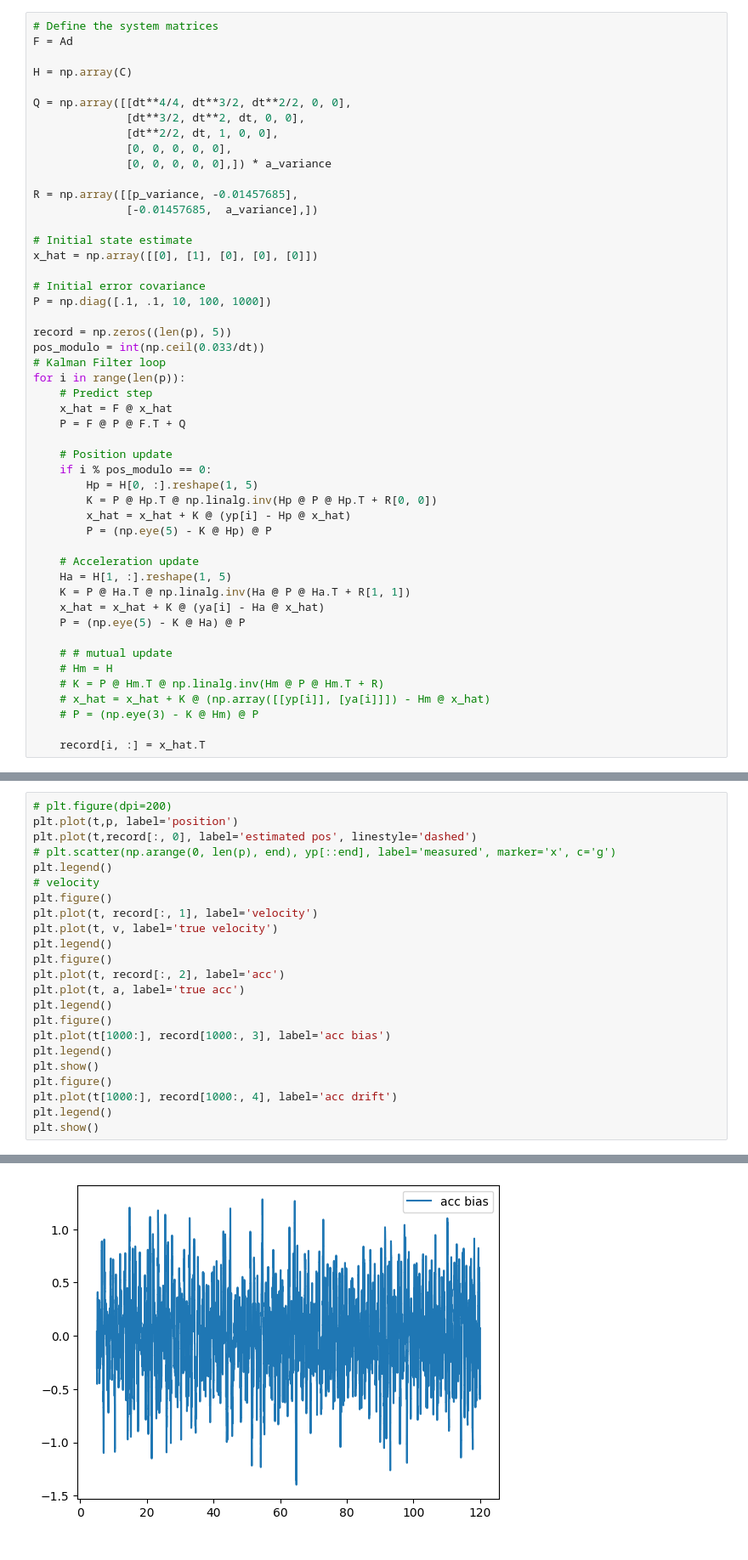
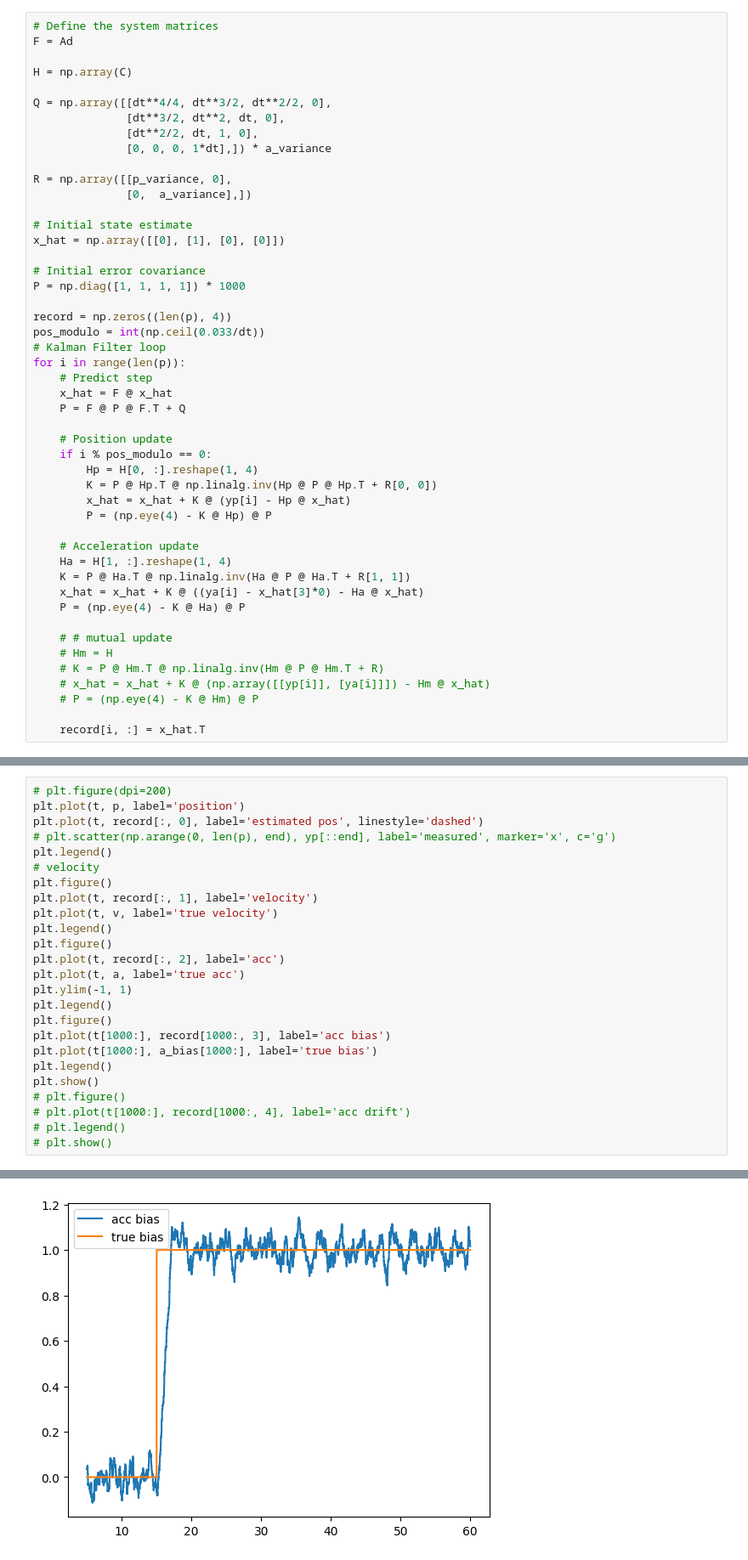
Before and after one commit to simutisernestas/UAVTR, a Jupyter notebook: scripts/toy_kf.ipynb, the cells around one changed output, grey strips where cells are left out. Shown at 85% size. Saved outputs shown, nothing was run; the diff lists cells and outputs as text.

```diff
--- a/scripts/toy_kf.ipynb
+++ b/scripts/toy_kf.ipynb
@@ -156,22 +283,21 @@ F = Ad
 
 H = np.array(C)
 
-Q = np.array([[dt**4/4, dt**3/2, dt**2/2, 0, 0],
-              [dt**3/2, dt**2, dt, 0, 0],
-              [dt**2/2, dt, 1, 0, 0],
-              [0, 0, 0, 0, 0],
-              [0, 0, 0, 0, 0],]) * a_variance
+Q = np.array([[dt**4/4, dt**3/2, dt**2/2, 0],
+              [dt**3/2, dt**2, dt, 0],
+              [dt**2/2, dt, 1, 0],
+              [0, 0, 0, 1*dt],]) * a_variance
 
-R = np.array([[p_variance, -0.01457685],
-              [-0.01457685,  a_variance],])
+R = np.array([[p_variance, 0],
+              [0,  a_variance],])
 
 # Initial state estimate
-x_hat = np.array([[0], [1], [0], [0], [0]])
+x_hat = np.array([[0], [1], [0], [0]])
 
 # Initial error covariance
-P = np.diag([.1, .1, 10, 100, 1000])
+P = np.diag([1, 1, 1, 1]) * 1000
 
-record = np.zeros((len(p), 5))
+record = np.zeros((len(p), 4))
 pos_modulo = int(np.ceil(0.033/dt))
 # Kalman Filter loop
 for i in range(len(p)):
@@ -181,22 +307,22 @@ for i in range(len(p)):
 
     # Position update
     if i % pos_modulo == 0:
-        Hp = H[0, :].reshape(1, 5)
+        Hp = H[0, :].reshape(1, 4)
         K = P @ Hp.T @ np.linalg.inv(Hp @ P @ Hp.T + R[0, 0])
         x_hat = x_hat + K @ (yp[i] - Hp @ x_hat)
-        P = (np.eye(5) - K @ Hp) @ P
+        P = (np.eye(4) - K @ Hp) @ P
 
     # Acceleration update
-    Ha = H[1, :].reshape(1, 5)
+    Ha = H[1, :].reshape(1, 4)
     K = P @ Ha.T @ np.linalg.inv(Ha @ P @ Ha.T + R[1, 1])
-    x_hat = x_hat + K @ (ya[i] - Ha @ x_hat)
-    P = (np.eye(5) - K @ Ha) @ P
+    x_hat = x_hat + K @ ((ya[i] - x_hat[3]*0) - Ha @ x_hat)
+    P = (np.eye(4) - K @ Ha) @ P
 
     # # mutual update
     # Hm = H
     # K = P @ Hm.T @ np.linalg.inv(Hm @ P @ Hm.T + R)
     # x_hat = x_hat + K @ (np.array([[yp[i]], [ya[i]]]) - Hm @ x_hat)
-    # P = (np.eye(3) - K @ Hm) @ P
+    # P = (np.eye(4) - K @ Hm) @ P
 
     record[i, :] = x_hat.T
 # %%
@@ -213,7 +339,7 @@ a: 0.06728212356746918
 # %%
 # plt.figure(dpi=200)
-plt.plot(t,p, label='position')
-plt.plot(t,record[:, 0], label='estimated pos', linestyle='dashed')
+plt.plot(t, p, label='position')
+plt.plot(t, record[:, 0], label='estimated pos', linestyle='dashed')
 # plt.scatter(np.arange(0, len(p), end), yp[::end], label='measured', marker='x', c='g')
 plt.legend()
 # velocity
@@ -224,13 +350,15 @@ plt.legend()
 plt.figure()
 plt.plot(t, record[:, 2], label='acc')
 plt.plot(t, a, label='true acc')
+plt.ylim(-1, 1)
 plt.legend()
 plt.figure()
 plt.plot(t[1000:], record[1000:, 3], label='acc bias')
+plt.plot(t[1000:], a_bias[1000:], label='true bias')
 plt.legend()
 plt.show()
-plt.figure()
-plt.plot(t[1000:], record[1000:, 4], label='acc drift')
-plt.legend()
-plt.show()
+# plt.figure()
+# plt.plot(t[1000:], record[1000:, 4], label='acc drift')
+# plt.legend()
+# plt.show()
 # %% [output]
@@ -240 +368 @@ plt.show()
-[figure, old version]
+[figure, new version]
```
Also changed, not shown: parts of 9 cells of this notebook.
